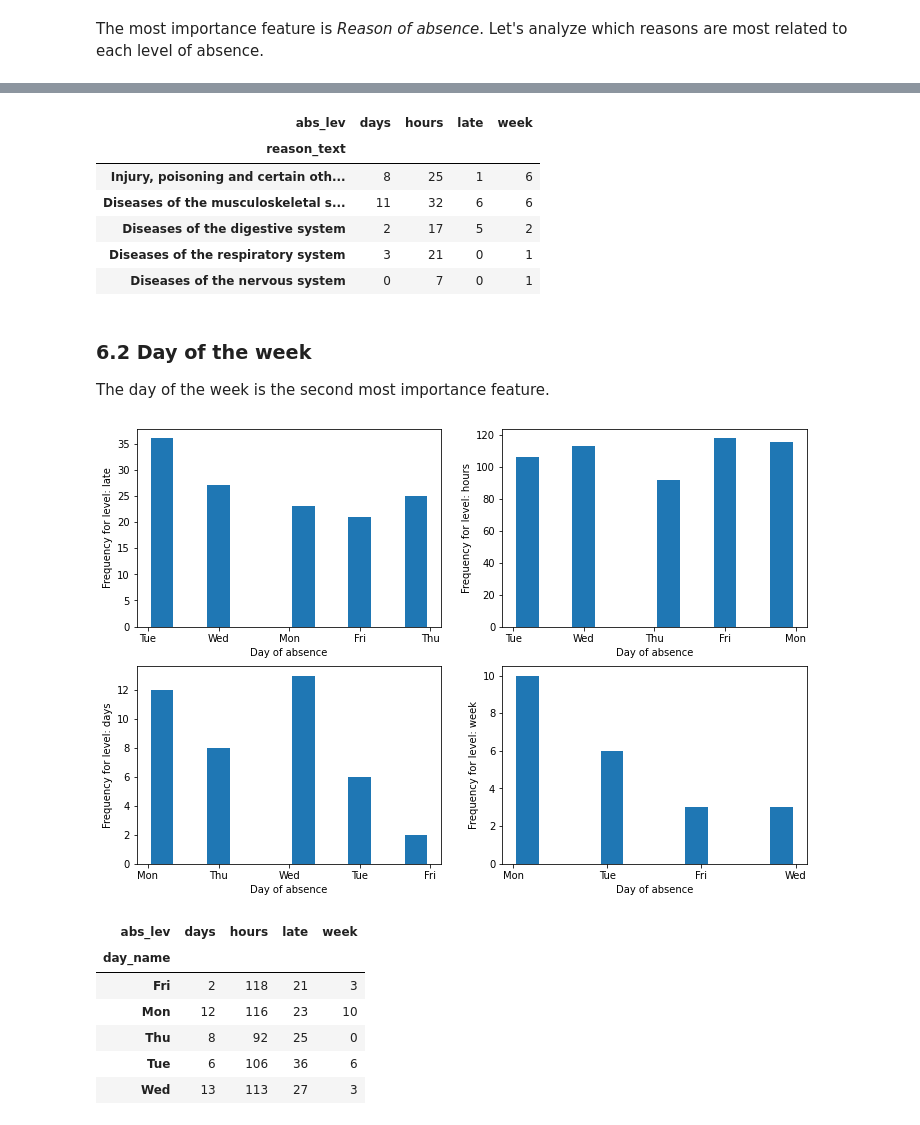
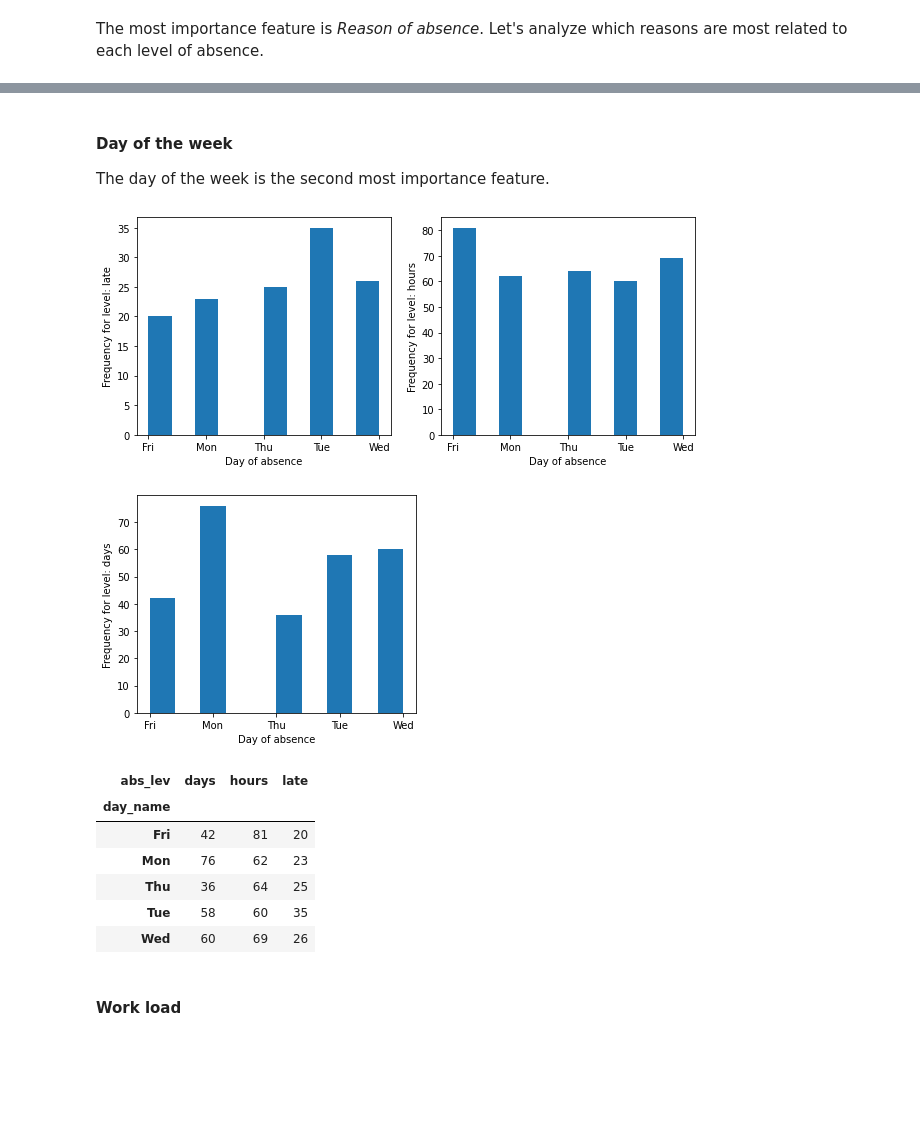
Before and after one commit to gianluigilopardo/Absenteeism_prediction, a Jupyter notebook: absenteeism_notebook.ipynb, the cells around one changed output, grey strips where cells are left out. Drawn from its saved outputs; the diff is of its cells as text; code cells hidden in the pictures; blank space fills up the shorter version.

```diff
--- a/absenteeism_notebook.ipynb
+++ b/absenteeism_notebook.ipynb
@@ -507,0 +527,10 @@ X.head()
+# %%
+# Plotting absence last
+time = ds['abs_hours']
+late = np.count_nonzero(time < 2)
+days = np.count_nonzero(time >= 7)
+hours = np.count_nonzero(time >= 2) - days
+x = np.array(['Late', 'Hours', 'Days'])
+y = np.array([late, hours, days])
+plt.bar(x, y)
+plt.show()
@@ -507,0 +573,5 @@ X.head()
+# %%
+X = ds.drop(columns = ['abs_lev', 'abs_day', 'abs_hours'])
+y = ds['abs_lev']
+y_day = ds['abs_day']
+y_int = ds['abs_hours']
@@ -1076,7 +1213,10 @@ Random Forest with Gini criterion is the best classification model.
 We use it for extracting information on the features: let's rank their importance.
 # %%
 # Feature importance
-ax = (pd.Series(forest_Gini.feature_importances_, index = X.columns)
+forest_Entropy = RandomForestClassifier(criterion = 'gini', max_depth = 18,
+                                        n_estimators = 100, random_state = SEED)
+forest_Entropy = forest_Entropy.fit(X, ylabel)
+ax = (pd.Series(forest_Entropy.feature_importances_, index = X.columns)
    .nsmallest(20)
    .plot(kind='barh', figsize=(8,6)))
 plt.show()
@@ -1088,18 +1228,16 @@ plt.show()
 The most importance feature is *Reason of absence*. Let's analyze which reasons are most related to each level of absence.
 # %%
 # Distribution of reasons for each level of absence
-fig, ((late, hours), (days, week)) = plt.subplots(nrows = 2, ncols = 2, figsize = (12, 8))
+fig, (late, hours) = plt.subplots(nrows = 1, ncols = 2, figsize = (12, 4))
+fig, days = plt.subplots(nrows = 1, ncols = 1, figsize = (6, 4))
 for lev in levels:
-  reason_lev = ds_explore[ds_explore['abs_lev'] == lev].loc[:,'reason']
+  reason_lev = ds_explore[ds['abs_lev'] == lev].loc[:,'reason']
   if(lev == 'late'):
     ax = late
   if(lev == 'hours'):
     ax = hours
   if(lev == 'days'):
     ax = days
-  if(lev == 'week'):
-    ax = week
-  bins = 27
   ax.hist(reason_lev, bins, rwidth = 0.8)
   ax.set_xlabel('Reason of absence')
   ax.set_ylabel('Frequency for level: ' + lev)
@@ -1167,43 +1310,35 @@ reason_abs_lev.sort_values(by = ['days'], ascending = False).head()
-# %%
-# Main absence for abs_lev = week
-reason_abs_lev.sort_values(by = ['week'], ascending = False).head()
-# %% [output]
-| abs_lev | days | hours | late | week |
-| reason_text |  |  |  |  |
-| Injury, poisoning and certain oth... | 8 | 25 | 1 | 6 |
-| Diseases of the musculoskeletal s... | 11 | 32 | 6 | 6 |
-| Diseases of the digestive system | 2 | 17 | 5 | 2 |
-| Diseases of the respiratory system | 3 | 21 | 0 | 1 |
-| Diseases of the nervous system | 0 | 7 | 0 | 1 |
 # %% [markdown]
-### 6.2 <a class="anchor" id="sixth_2">Day of the week</a>
+#### Day of the week
 The day of the week is the second most importance feature.
 # %%
 # Distribution of days for level of absence
-fig, ((late, hours), (days, week)) = plt.subplots(nrows = 2, ncols = 2, figsize = (12, 8))
+
+fig, (late, hours) = plt.subplots(nrows = 1, ncols = 2, figsize = (10, 4))
+fig, days = plt.subplots(nrows = 1, ncols = 1, figsize = (5, 4))
 for lev in levels:
-  days_lev = ds_explore[ds_explore['abs_lev'] == lev].loc[:,'day_name']
+  days_lev = ds_explore[ds['abs_lev'] == lev].loc[:,'day_name']
   if(lev == 'late'):
     ax = late
   if(lev == 'hours'):
     ax = hours
   if(lev == 'days'):
     ax = days
-  if(lev == 'week'):
-    ax = week
-  ax.hist(days_lev, rwidth = 0.8)
+  ax.hist(sorted(days_lev), rwidth = 1)
   ax.set_xlabel('Day of absence')
   ax.set_ylabel('Frequency for level: ' + lev)
 # %% [output]
-[figure, old version]
+[figure, new version]
+[figure, added]
 # %%
-days_abs_lev = ds_explore.groupby('day_name')['abs_lev'].value_counts().unstack().fillna(0).astype(int)
+days_abs_lev = ds.groupby('day_name')['abs_lev'].value_counts().unstack().fillna(0).astype(int)
 days_abs_lev
 # %% [output]
-| abs_lev | days | hours | late | week |
-| day_name |  |  |  |  |
-| Fri | 2 | 118 | 21 | 3 |
-| Mon | 12 | 116 | 23 | 10 |
-| Thu | 8 | 92 | 25 | 0 |
-| Tue | 6 | 106 | 36 | 6 |
-| Wed | 13 | 113 | 27 | 3 |
+| abs_lev | days | hours | late |
+| day_name |  |  |  |
+| Fri | 42 | 81 | 20 |
+| Mon | 76 | 62 | 23 |
+| Thu | 36 | 64 | 25 |
+| Tue | 58 | 60 | 35 |
+| Wed | 60 | 69 | 26 |
+# %% [markdown]
+#### Work load
```
Also changed, not shown: parts of 106 cells of this notebook.
